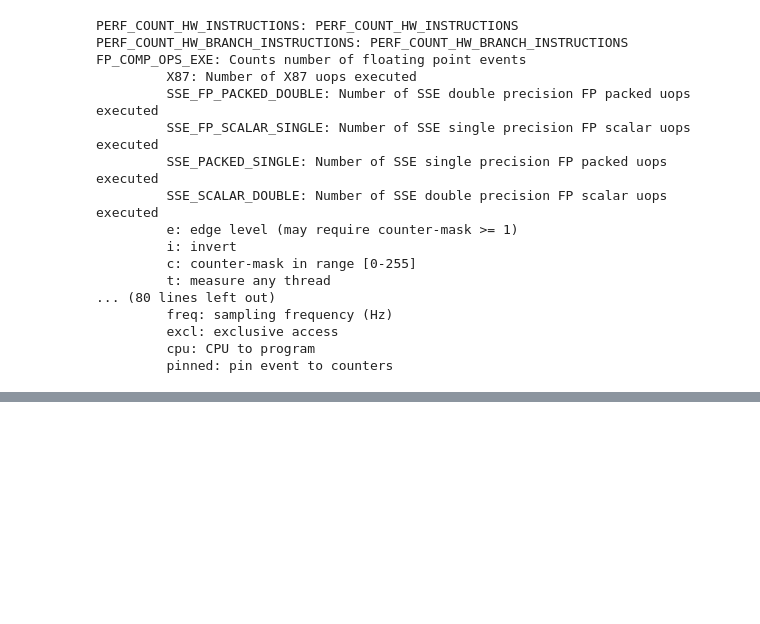
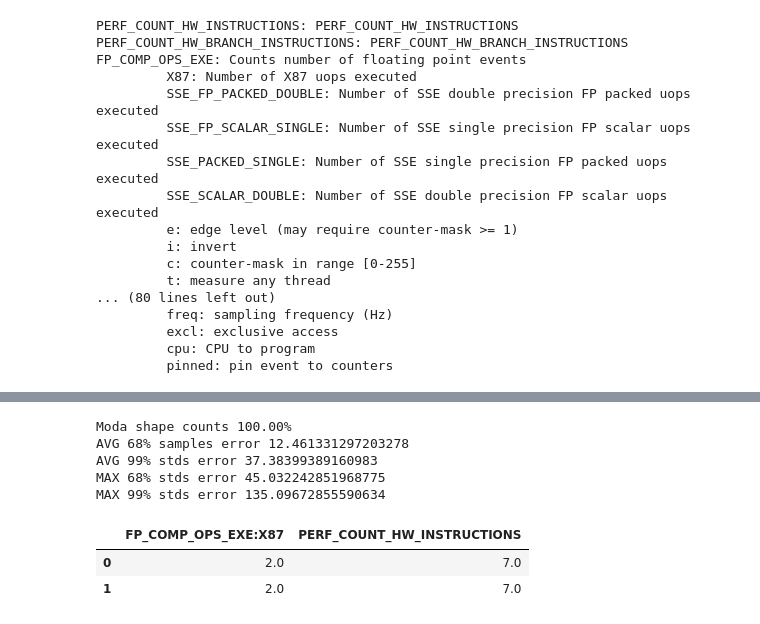
Before and after one commit to VitorRamos/performance_features, a Jupyter notebook: analysis/data_analysis.ipynb, the cells around one changed output, grey strips where cells are left out. Saved outputs shown, nothing was run; the diff lists cells and outputs as text; code cells hidden in the pictures; blank space fills up the shorter version.

```diff
--- a/analysis/data_analysis.ipynb
+++ b/analysis/data_analysis.ipynb
@@ -127 +188,14 @@ data= run_program(pargs=['polybench/covariance_MEDIUM_DATASET'])
+# %%
+data= run_program(pargs=['benchs/float'],to_monitor=to_monitor,n=100,reset_on_sample=False)
+avg_df, std_df= smooth_df(data, flat_list(to_monitor))
+avg_df[['FP_COMP_OPS_EXE:X87','PERF_COUNT_HW_INSTRUCTIONS']]
+# %% [output]
+Moda shape counts 100.00%
+AVG 68% samples error 12.461331297203278
+AVG 99% stds error 37.38399389160983
+MAX 68% stds error 45.032242851968775
+MAX 99% stds error 135.09672855590634
+|  | FP_COMP_OPS_EXE:X87 | PERF_COUNT_HW_INSTRUCTIONS |
+| 0 | 2.0 | 7.0 |
+| 1 | 2.0 | 7.0 |
 # %%
```
Also changed, not shown: parts of 10 cells of this notebook.
